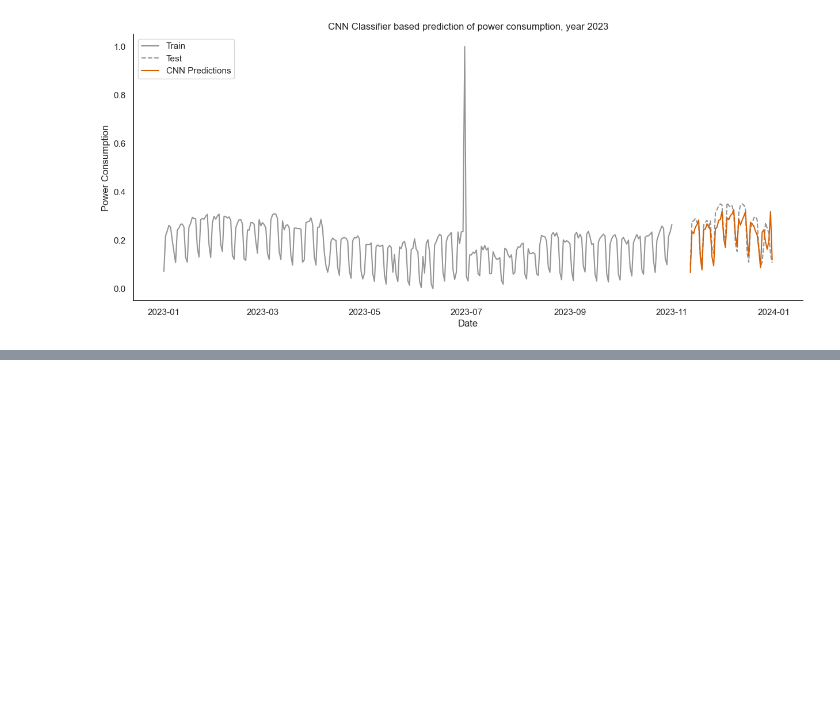
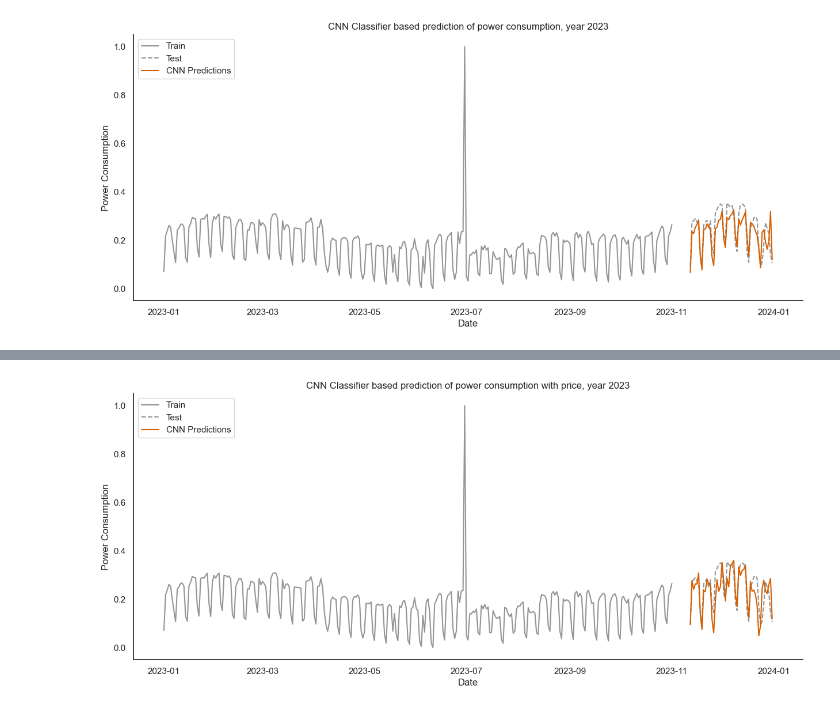
Before and after one commit to iot-lnu/Research-KalmarEnergy, a Jupyter notebook: KE_CNN.ipynb, the cells around one changed output, grey strips where cells are left out. Cells and saved outputs as stored; diff of their text form; code cells hidden in the pictures; blank space fills up the shorter version.

Commit message:
Added price to CNN

```diff
--- a/KE_CNN.ipynb
+++ b/KE_CNN.ipynb
@@ -167,0 +194,13 @@ plt.show()
+# %%
+model = Sequential()
+# Here changing the shape of X_train
+model.add(Conv1D(filters=64, kernel_size=2, activation='relu', input_shape=(X_train.shape[1], X_train.shape[2])))
+model.add(MaxPooling1D(pool_size=2))
+model.add(Flatten())
+model.add(Dense(50, activation='relu'))
+model.add(Dense(1))
+model.compile(optimizer='adam', loss='mse')
+# %%
+# Fit the model
+model.fit(X_train, y_train, epochs=200, verbose=0)# Make predictions
+predictions = model.predict(X_test)
@@ -167,0 +233,40 @@ plt.show()
+# %%
+# Initialize Seaborn plot design
+sns.set_style("white")
+
+# Create new figure and axis
+fig, ax = plt.subplots(figsize=(15,6))
+
+# Convert y_test to pandas series
+y_test_pd = pd.Series(y_test, index=test.index[look_back:])
+predictions = pd.Series(predictions, index=test.index[look_back:])
+
+# "Husl" palette
+palette = sns.color_palette('colorblind')
+
+# Plot the training data
+sns.lineplot(x=train.index, y=train.Power_Consumption, label='Train', ax=ax, color=palette[7])
+
+# Plot the testing data
+sns.lineplot(x=y_test_pd.index, y=y_test_pd, label='Test', ax=ax, color=palette[7], linestyle="--")
+
+# Plot the predictions
+sns.lineplot(x=predictions.index, y=predictions, label='CNN Predictions', ax=ax, color=palette[3])
+
+# Turn off the right and top spines
+ax.spines['right'].set_visible(False)
+ax.spines['top'].set_visible(False)
+
+# Setting plot title and labels
+ax.set_title('CNN Classifier based prediction of power consumption with price, year ' + year)
+ax.set_xlabel('Date')
+ax.set_ylabel('Power Consumption')
+
+# Setting legend
+ax.legend(loc='upper left')
+
+
+plt.savefig('figures/CNN_prediction_'+year+'_with_price.pdf')
+plt.show()
+# %% [output]
+[figure, added]
```
Also changed, not shown: parts of 7 cells of this notebook.
